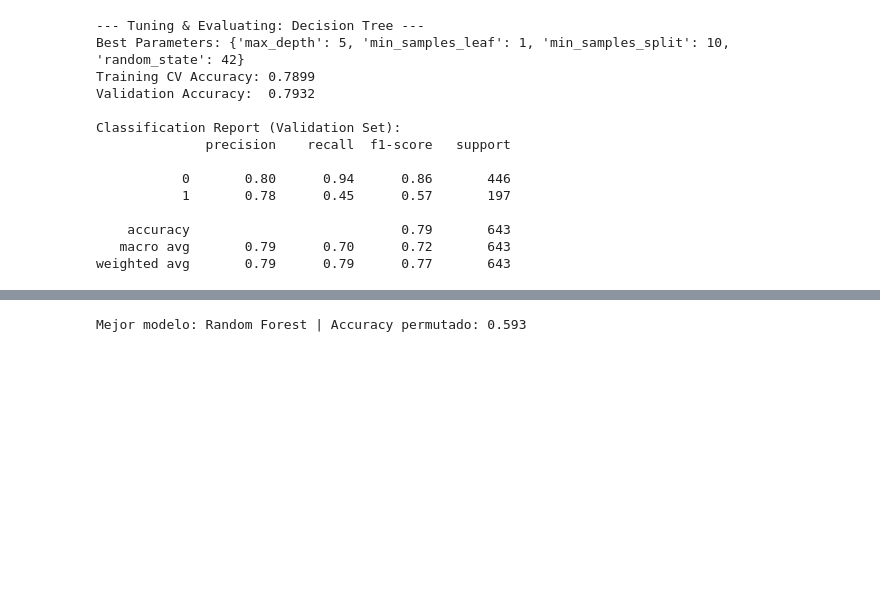
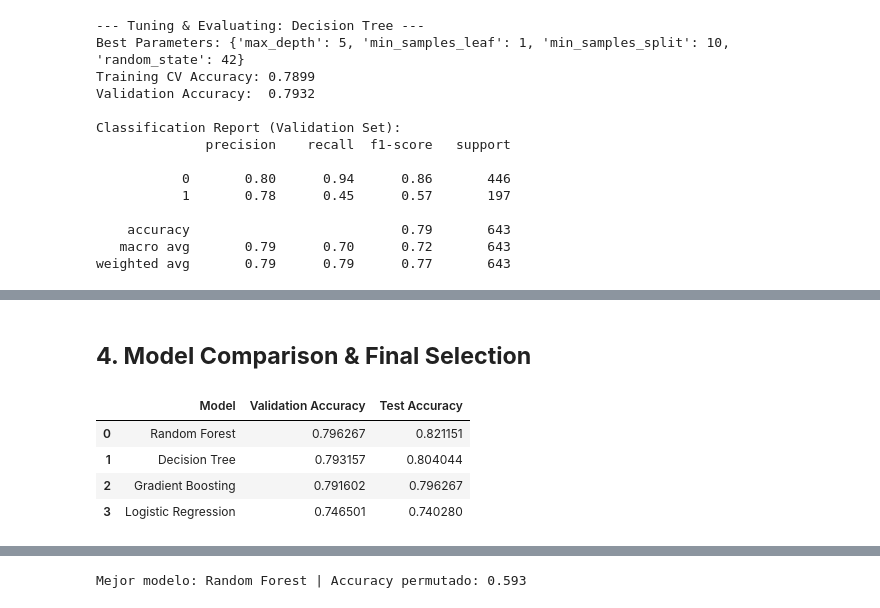
Before and after one commit to fiorellatrigo/mobile_plan_classification_ML, a Jupyter notebook: notebooks/Proyecto Sprint 10.ipynb, the cells around one changed output, grey strips where cells are left out. Cells and saved outputs as stored; diff of their text form; code cells hidden in the pictures; blank space fills up the shorter version.

```diff
--- a/notebooks/Proyecto Sprint 10.ipynb
+++ b/notebooks/Proyecto Sprint 10.ipynb
@@ -411,0 +293,17 @@ Mejor modelo según test: Random Forest
+# %%
+# Hyperparameter grid
+gb_params = {
+    'n_estimators': [300],
+    'learning_rate': [0.05, 0.1],
+    'max_depth': [3, 5],
+    'random_state': [42]
+}
+
+# Running the master function
+best_gb = tune_and_evaluate(
+    GradientBoostingClassifier(),
+    gb_params,
+    X_train, y_train,
+    X_valid, y_valid,
+    model_name="Gradient Boosting"
+)
@@ -411,0 +334,33 @@ Mejor modelo según test: Random Forest
+# %% [markdown]
+## **4. Model Comparison & Final Selection**
+# %%
+# Extracting Accuracy for each model on the Validation set
+val_acc_log = accuracy_score(y_valid, best_log_reg.predict(X_valid))
+val_acc_rf  = accuracy_score(y_valid, best_rf.predict(X_valid))
+val_acc_dt  = accuracy_score(y_valid, best_dt.predict(X_valid))
+val_acc_gb  = accuracy_score(y_valid, best_gb.predict(X_valid))
+
+# Extracting Accuracy for each model on the Test set
+test_acc_log = accuracy_score(y_test, best_log_reg.predict(X_test))
+test_acc_rf  = accuracy_score(y_test, best_rf.predict(X_test))
+test_acc_dt  = accuracy_score(y_test, best_dt.predict(X_test))
+test_acc_gb  = accuracy_score(y_test, best_gb.predict(X_test))
+
+# Creating the summary table
+results = pd.DataFrame({
+    'Model': ['Logistic Regression', 'Random Forest', 'Decision Tree', 'Gradient Boosting'],
+    'Validation Accuracy': [val_acc_log, val_acc_rf, val_acc_dt, val_acc_gb],
+    'Test Accuracy': [test_acc_log, test_acc_rf, test_acc_dt, test_acc_gb]
+})
+
+# Sorting by Test Accuracy
+results = results.sort_values(by='Test Accuracy', ascending=False).reset_index(drop=True)
+
+# Display styled table
+results.style.highlight_max(subset=['Validation Accuracy', 'Test Accuracy'], color='green')
+# %% [output]
+|  | Model | Validation Accuracy | Test Accuracy |
+| 0 | Random Forest | 0.796267 | 0.821151 |
+| 1 | Decision Tree | 0.793157 | 0.804044 |
+| 2 | Gradient Boosting | 0.791602 | 0.796267 |
+| 3 | Logistic Regression | 0.746501 | 0.740280 |
```
Also changed, not shown: parts of 24 cells of this notebook.
